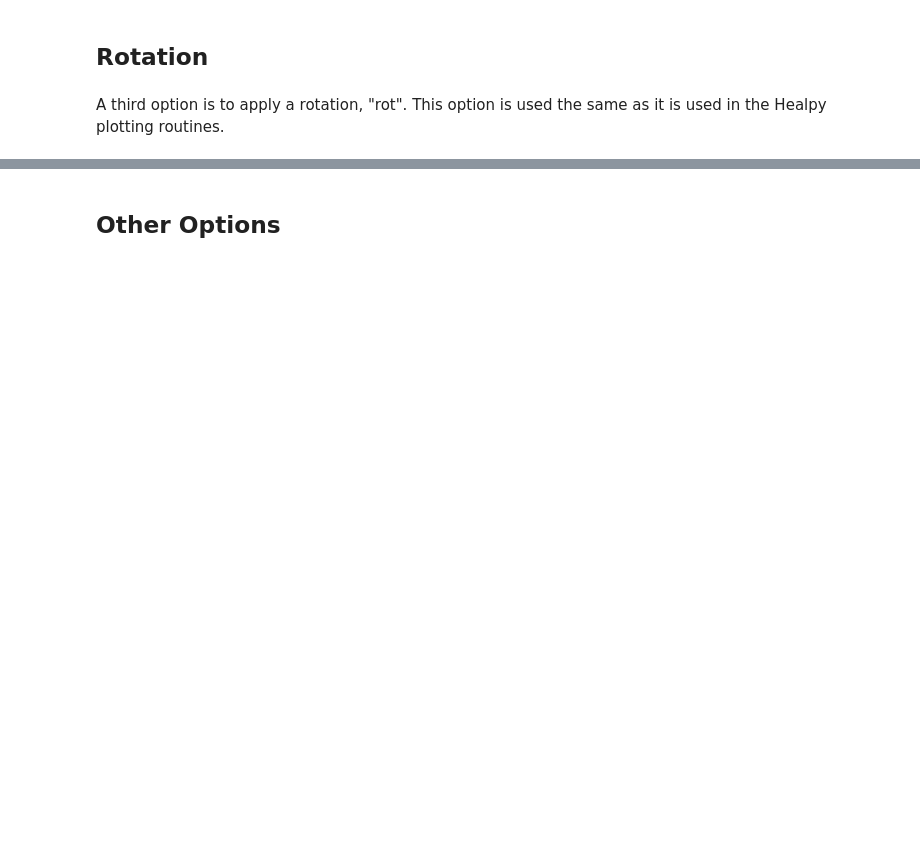
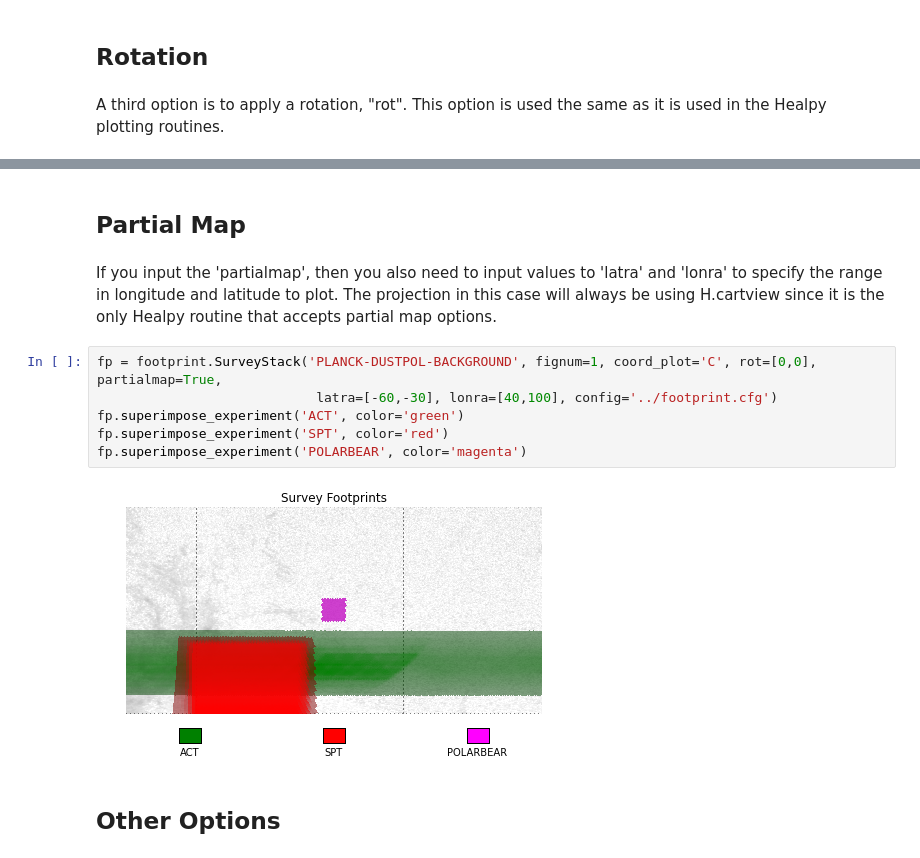
Before and after one commit to nasa-lambda/cmb_footprint, a Jupyter notebook: examples/plot_footprints.ipynb, the cells around one changed output, grey strips where cells are left out. Cells and saved outputs as stored; diff of their text form; blank space fills up the shorter version.

```diff
--- a/examples/plot_footprints.ipynb
+++ b/examples/plot_footprints.ipynb
@@ -154,5 +90,17 @@ ORDERING = RING in fits file
 [figure]
 [figure]
+# %% [markdown]
+## Partial Map
+# %% [markdown]
+If you input the 'partialmap', then you also need to input values to 'latra' and 'lonra' to specify the range in longitude and latitude to plot. The projection in this case will always be using H.cartview since it is the only Healpy routine that accepts partial map options.
+# %%
+fp = footprint.SurveyStack('PLANCK-DUSTPOL-BACKGROUND', fignum=1, coord_plot='C', rot=[0,0], partialmap=True,
+                            latra=[-60,-30], lonra=[40,100], config='../footprint.cfg')
+fp.superimpose_experiment('ACT', color='green')
+fp.superimpose_experiment('SPT', color='red')
+fp.superimpose_experiment('POLARBEAR', color='magenta')
+# %% [output]
+[figure, added]
 # %% [markdown]
 ## Other Options
 # %% [markdown]
```
Also changed, not shown: parts of 5 cells of this notebook, 3 other files.
